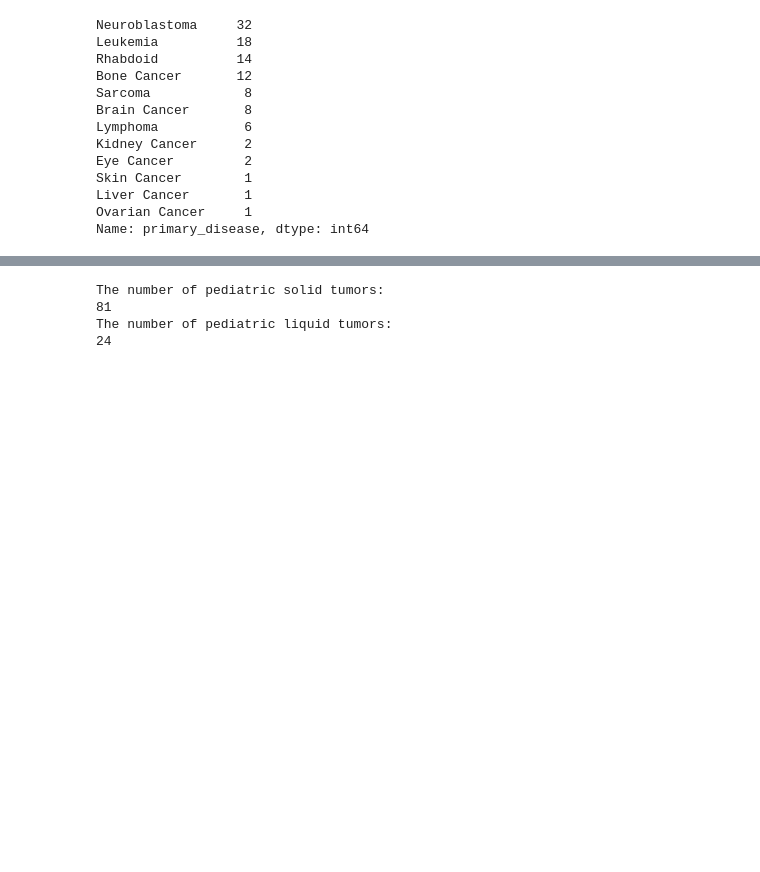
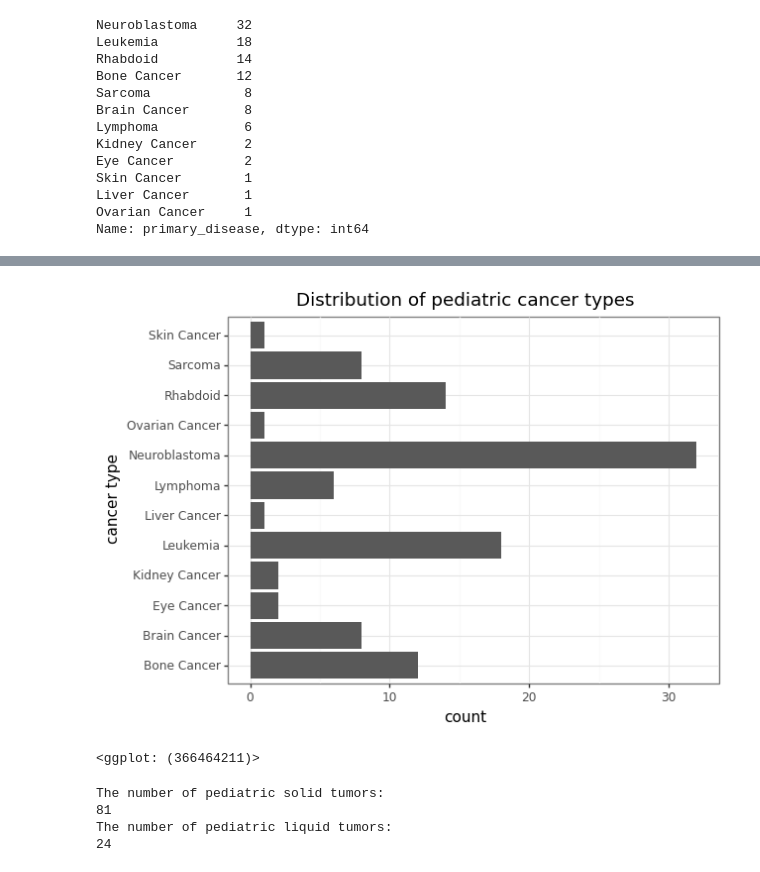
Before and after one commit to WayScience/gene_dependency_representations, a Jupyter notebook: 1.data-exploration/1.model_data_visualization.ipynb, the cells around one changed output, grey strips where cells are left out. Cells and saved outputs as stored; diff of their text form; code cells hidden in the pictures; blank space fills up the shorter version.

```diff
--- a/1.data-exploration/1.model_data_visualization.ipynb
+++ b/1.data-exploration/1.model_data_visualization.ipynb
@@ -207,8 +212,7 @@ gendersamp_plot
 ## What cell lines are pediatric cancer?
 # %%
 pediatric_model_df = (
-    model_df
-    .query("age_categories == 'Pediatric'")
+    model_df.query("age_categories == 'Pediatric'")
     .query("DepMap_ID in @sample_overlap")
     .reset_index(drop=True)
 )
@@ -245,7 +251,8 @@ pediatric_model_df.query("Cellosaurus_NCIt_disease == 'Neuroblastoma'").stripped
 Name: stripped_cell_line_name, dtype: object
 # %%
 # What is the distribution of pediatric tumor types
-pediatric_model_df.primary_disease.value_counts()
+pediatric_cancer_counts = pediatric_model_df.primary_disease.value_counts()
+pediatric_cancer_counts
 # %% [output]
 Neuroblastoma     32
 Leukemia          18
@@ -263,3 +286,23 @@ Name: primary_disease, dtype: int64
+# %%
+# Visualize cancer type distribution
+ped_cancer_types_bar = (
+    gg.ggplot(
+        pediatric_cancer_counts.reset_index(), gg.aes(x="index", y="primary_disease")
+    )
+    + gg.geom_bar(stat="identity")
+    + gg.coord_flip()
+    + gg.ggtitle("Distribution of pediatric cancer types")
+    + gg.ylab("count")
+    + gg.xlab("cancer type")
+    + gg.theme_bw()
+)
+
+ped_cancer_types_bar.save(pediatric_cancer_type_output_figure, dpi=500)
+
+ped_cancer_types_bar
+# %% [output]
+[figure, added]
+<ggplot: (366464211)>
 # %%
 # Pediatric solid vs liquid tumors
 print("The number of pediatric solid tumors:")
```
Also changed, not shown: parts of 11 cells of this notebook, 1 other file.
